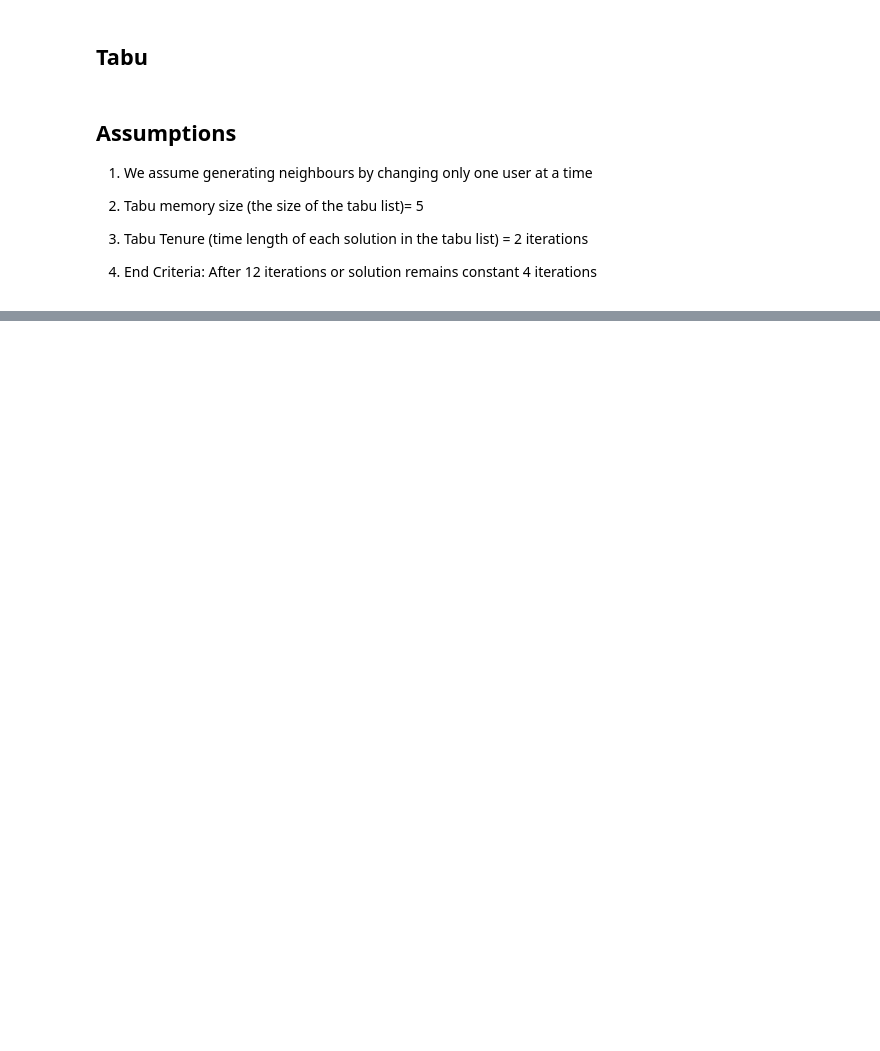
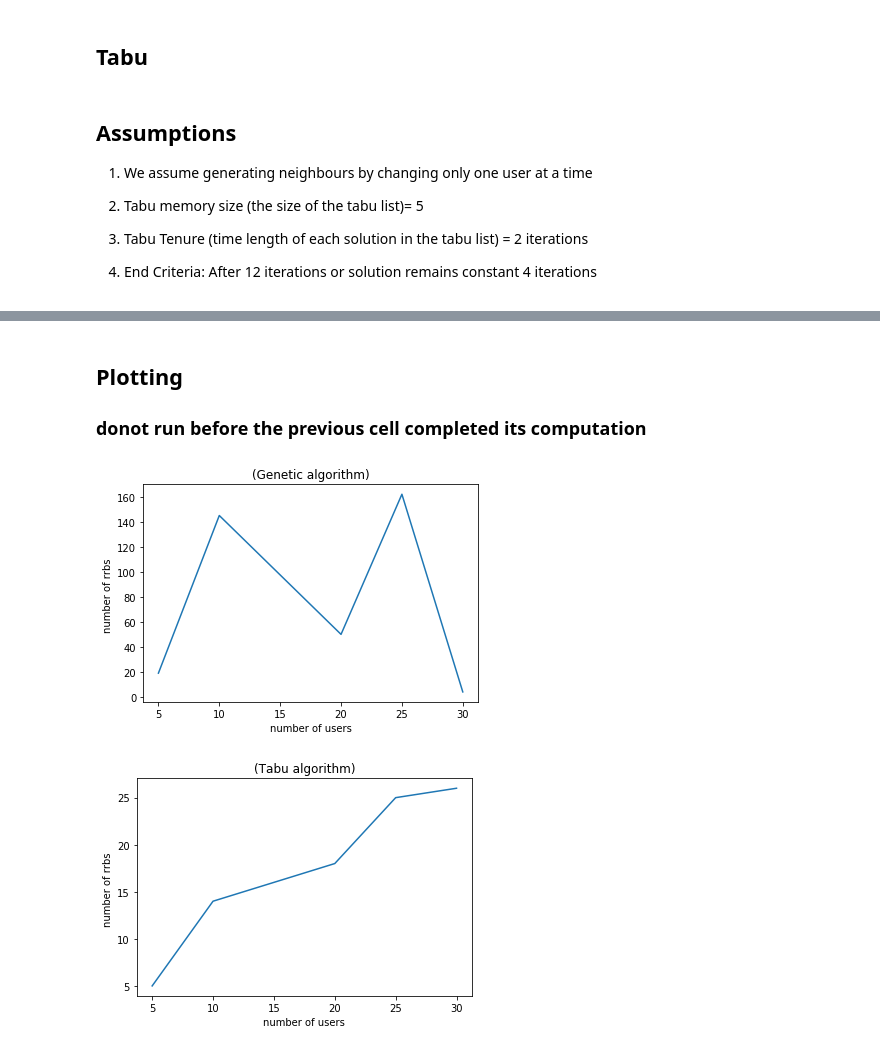
Before and after one commit to salmaSadekk/planning, a Jupyter notebook: planningprojcode.ipynb, the cells around one changed output, grey strips where cells are left out. Saved outputs shown, nothing was run; the diff lists cells and outputs as text; code cells hidden in the pictures; blank space fills up the shorter version.

```diff
--- a/planningprojcode.ipynb
+++ b/planningprojcode.ipynb
@@ -433,0 +449,4 @@ array([[ 0,  2,  0,  0,  0],
+# %%
+Tenure = 2
+print (conn11)
+matrix,totalRbs  =tabu (conn11,Tenure,rrhn,usern,Q,True)
@@ -433,0 +473,14 @@ array([[ 0,  2,  0,  0,  0],
+# %%
+Gtable = []
+Ttable = []
+print ('computation might take some time' + '\n')
+for i in range(6):
+    if not i == 0 :
+        users, rrhs = generateUser_RRH(i*5,rrhn)
+        GeneticstotalRbs  , current_Matrix1, randsol,RRB =geneticsAlg(i*5,rrhn,Q, users,rrhs,False)
+        matrix,totalRbs  =tabu (randsol,Tenure,rrhn,i*5,Q,False)
+        Gtable.append(GeneticstotalRbs)
+        Ttable.append(totalRbs)
+        print ("{} {}{} ".format(  'just finished'' iteration no' ,i,' ya rab ','\n'))
+        print ('\n')
+print ('I have Just Finished you may run the plot cell')
@@ -433,0 +506,45 @@ array([[ 0,  2,  0,  0,  0],
+# %% [markdown]
+##  Plotting
+### donot run before the previous cell completed its computation
+# %%
+# x axis values
+x = [5,10,20,25,30]
+y = Gtable
+
+# plotting the points
+plt.plot(x, y)
+
+# naming the x axis
+plt.xlabel('number of users')
+# naming the y axis
+plt.ylabel('number of rrbs ')
+
+# giving a title to my graph
+plt.title('(Genetic algorithm)')
+
+# function to show the plot
+plt.show()
+
+
+
+
+# x axis values
+x = [5,10,20,25,30]
+y = Ttable
+
+# plotting the points
+plt.plot(x, y)
+
+# naming the x axis
+plt.xlabel('number of users')
+# naming the y axis
+plt.ylabel('number of rrbs ')
+
+# giving a title to my graph
+plt.title('(Tabu algorithm)')
+
+# function to show the plot
+plt.show()
+# %% [output]
+[figure, added]
+[figure, added]
```
Also changed, not shown: parts of 29 cells of this notebook.
